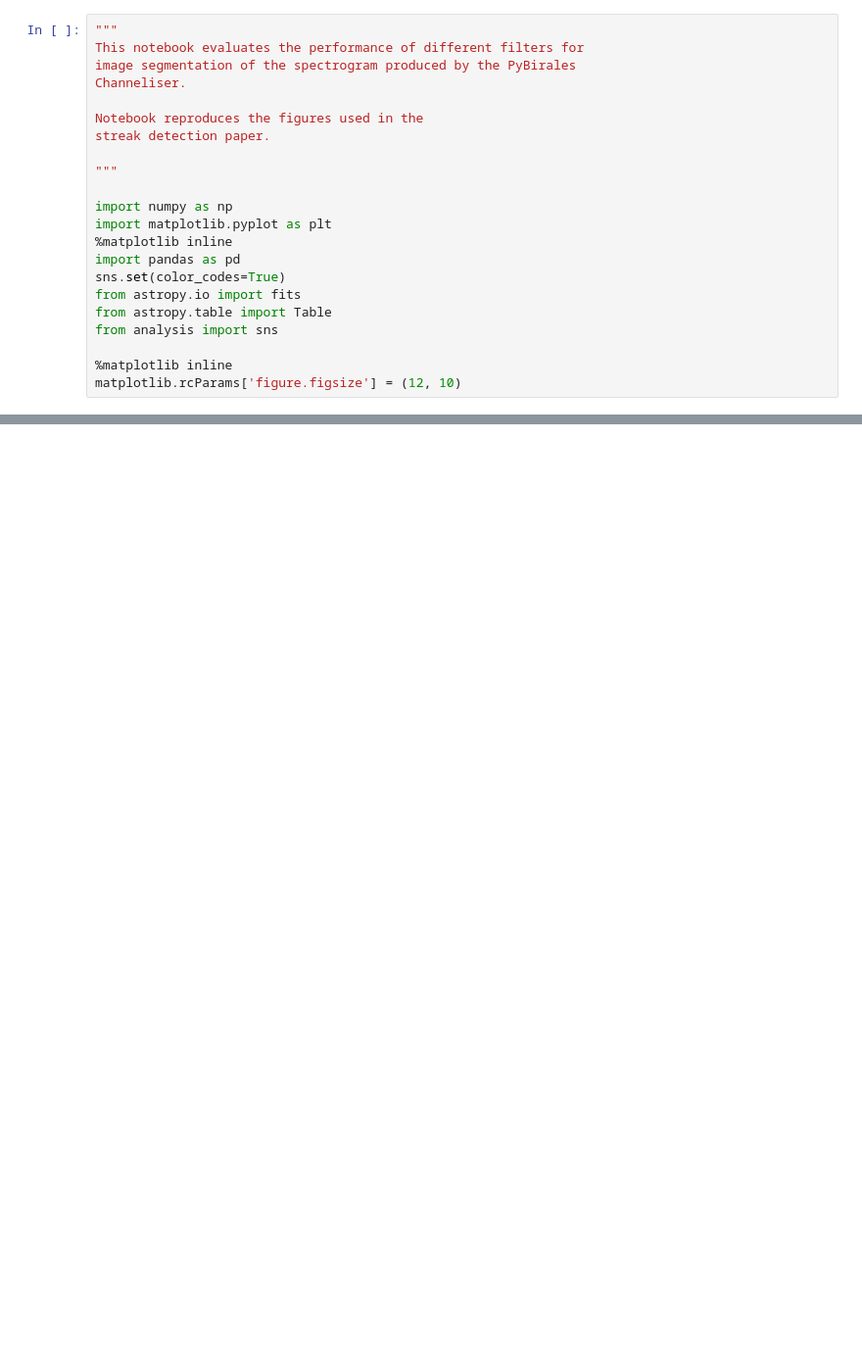
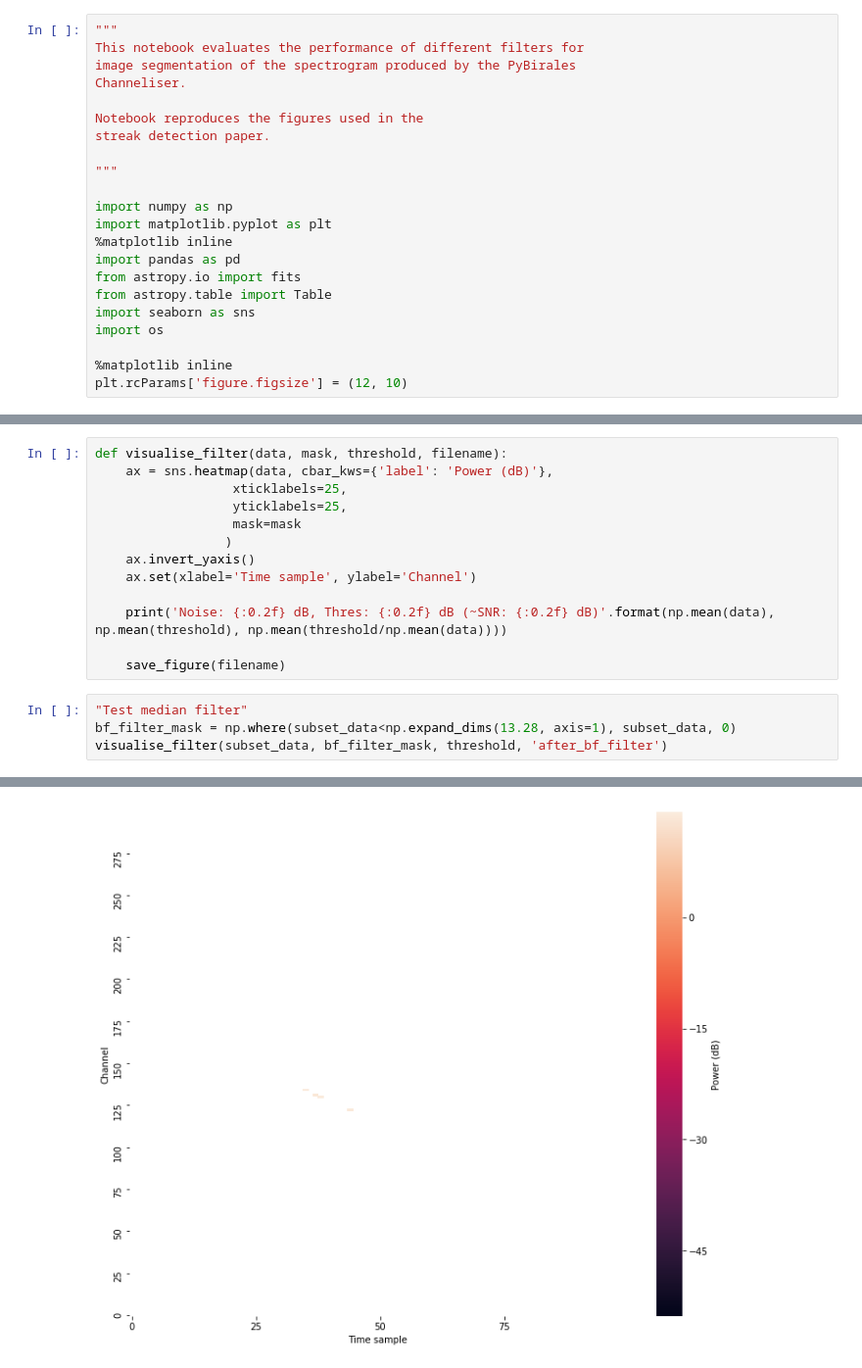
Before and after one commit to BIRALES/birales, a Jupyter notebook: pybirales/services/scripts/analysis/streak_detection/Image Segmentation Analysis.ipynb, the cells around one changed output, grey strips where cells are left out. Shown at 98% size. Saved outputs shown, nothing was run; the diff lists cells and outputs as text; blank space fills up the shorter version.

```diff
--- a/pybirales/services/scripts/analysis/streak_detection/Image Segmentation Analysis.ipynb
+++ b/pybirales/services/scripts/analysis/streak_detection/Image Segmentation Analysis.ipynb
@@ -13,10 +13,10 @@ import numpy as np
 import matplotlib.pyplot as plt
 %matplotlib inline
 import pandas as pd
-sns.set(color_codes=True)
 from astropy.io import fits
 from astropy.table import Table
-from analysis import sns
+import seaborn as sns
+import os
 
 %matplotlib inline
-matplotlib.rcParams['figure.figsize'] = (12, 10)
+plt.rcParams['figure.figsize'] = (12, 10)
@@ -264,0 +97,18 @@ Cluster 7 is 11 pixels long
+# %%
+def visualise_filter(data, mask, threshold, filename):
+    ax = sns.heatmap(data, cbar_kws={'label': 'Power (dB)'},
+                  xticklabels=25,
+                  yticklabels=25,
+                  mask=mask
+                 )
+    ax.invert_yaxis()
+    ax.set(xlabel='Time sample', ylabel='Channel')
+
+    print('Noise: {:0.2f} dB, Thres: {:0.2f} dB (~SNR: {:0.2f} dB)'.format(np.mean(data), np.mean(threshold), np.mean(threshold/np.mean(data))))
+
+    save_figure(filename)
+# %%
+"Test median filter"
+bf_filter_mask = np.where(subset_data<np.expand_dims(13.28, axis=1), subset_data, 0)
+visualise_filter(subset_data, bf_filter_mask, threshold, 'after_bf_filter')
+# %% [output]
@@ -264,0 +116 @@ Cluster 7 is 11 pixels long
+[figure, added]
```
Also changed, not shown: parts of 18 cells of this notebook, 1 other file.
